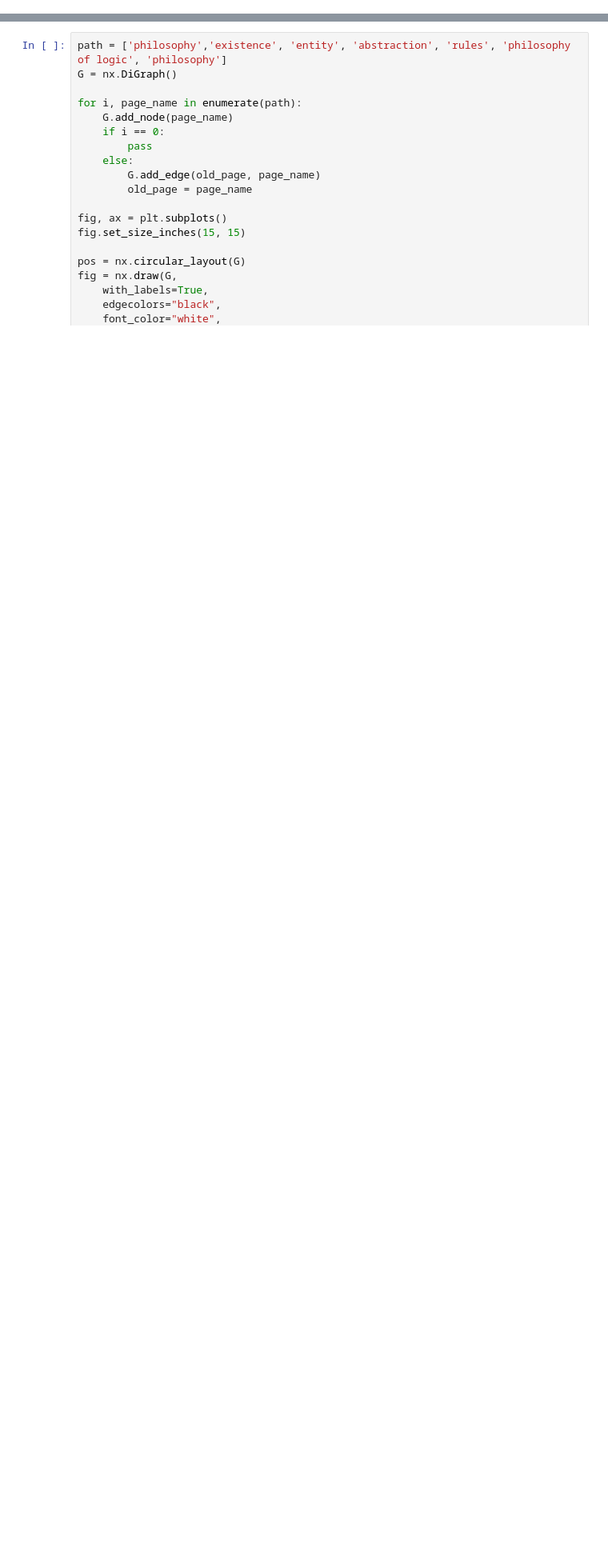
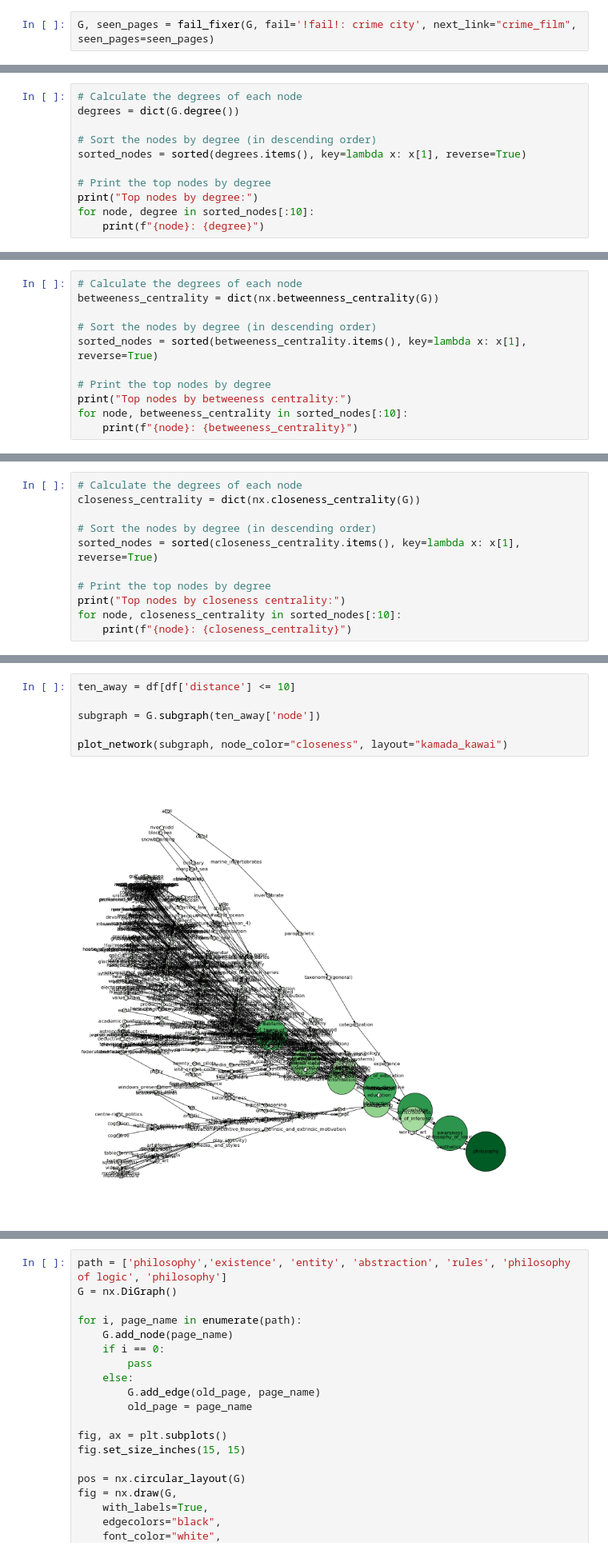
Before and after one commit to austinbarish/645-final-project, a Jupyter notebook: code/EDA.ipynb, the cells around one changed output, grey strips where cells are left out. Shown at 80% size. Cells and saved outputs as stored; diff of their text form; blank space fills up the shorter version.

```diff
--- a/code/EDA.ipynb
+++ b/code/EDA.ipynb
@@ -31,0 +353,2 @@ TypeError: Graph.add_edges_from() takes 2 positional arguments but 3 were given
+# %%
+G, seen_pages = fail_fixer(G, fail='!fail!: crime city', next_link="crime_film", seen_pages=seen_pages)
@@ -31,0 +380,11 @@ TypeError: Graph.add_edges_from() takes 2 positional arguments but 3 were given
+# %%
+# Calculate the degrees of each node
+degrees = dict(G.degree())
+
+# Sort the nodes by degree (in descending order)
+sorted_nodes = sorted(degrees.items(), key=lambda x: x[1], reverse=True)
+
+# Print the top nodes by degree
+print("Top nodes by degree:")
+for node, degree in sorted_nodes[:10]:
+    print(f"{node}: {degree}")
@@ -31,0 +409,11 @@ TypeError: Graph.add_edges_from() takes 2 positional arguments but 3 were given
+# %%
+# Calculate the degrees of each node
+betweeness_centrality = dict(nx.betweenness_centrality(G))
+
+# Sort the nodes by degree (in descending order)
+sorted_nodes = sorted(betweeness_centrality.items(), key=lambda x: x[1], reverse=True)
+
+# Print the top nodes by degree
+print("Top nodes by betweeness centrality:")
+for node, betweeness_centrality in sorted_nodes[:10]:
+    print(f"{node}: {betweeness_centrality}")
@@ -31,0 +432,11 @@ TypeError: Graph.add_edges_from() takes 2 positional arguments but 3 were given
+# %%
+# Calculate the degrees of each node
+closeness_centrality = dict(nx.closeness_centrality(G))
+
+# Sort the nodes by degree (in descending order)
+sorted_nodes = sorted(closeness_centrality.items(), key=lambda x: x[1], reverse=True)
+
+# Print the top nodes by degree
+print("Top nodes by closeness centrality:")
+for node, closeness_centrality in sorted_nodes[:10]:
+    print(f"{node}: {closeness_centrality}")
@@ -31,0 +503,8 @@ TypeError: Graph.add_edges_from() takes 2 positional arguments but 3 were given
+# %%
+ten_away = df[df['distance'] <= 10]
+
+subgraph = G.subgraph(ten_away['node'])
+
+plot_network(subgraph, node_color="closeness", layout="kamada_kawai")
+# %% [output]
+[figure, added]
```
Also changed, not shown: parts of 28 cells of this notebook, 3 other files.
